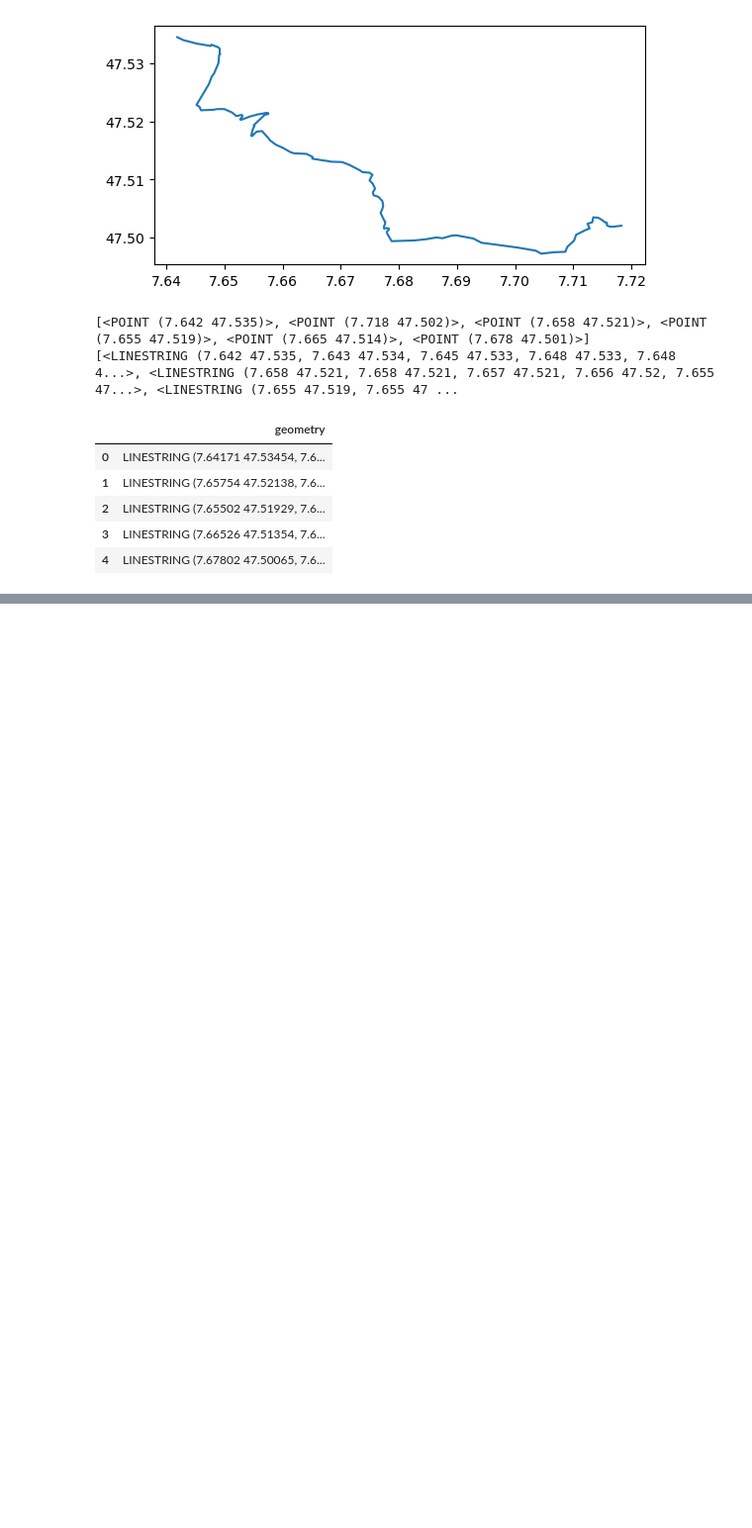
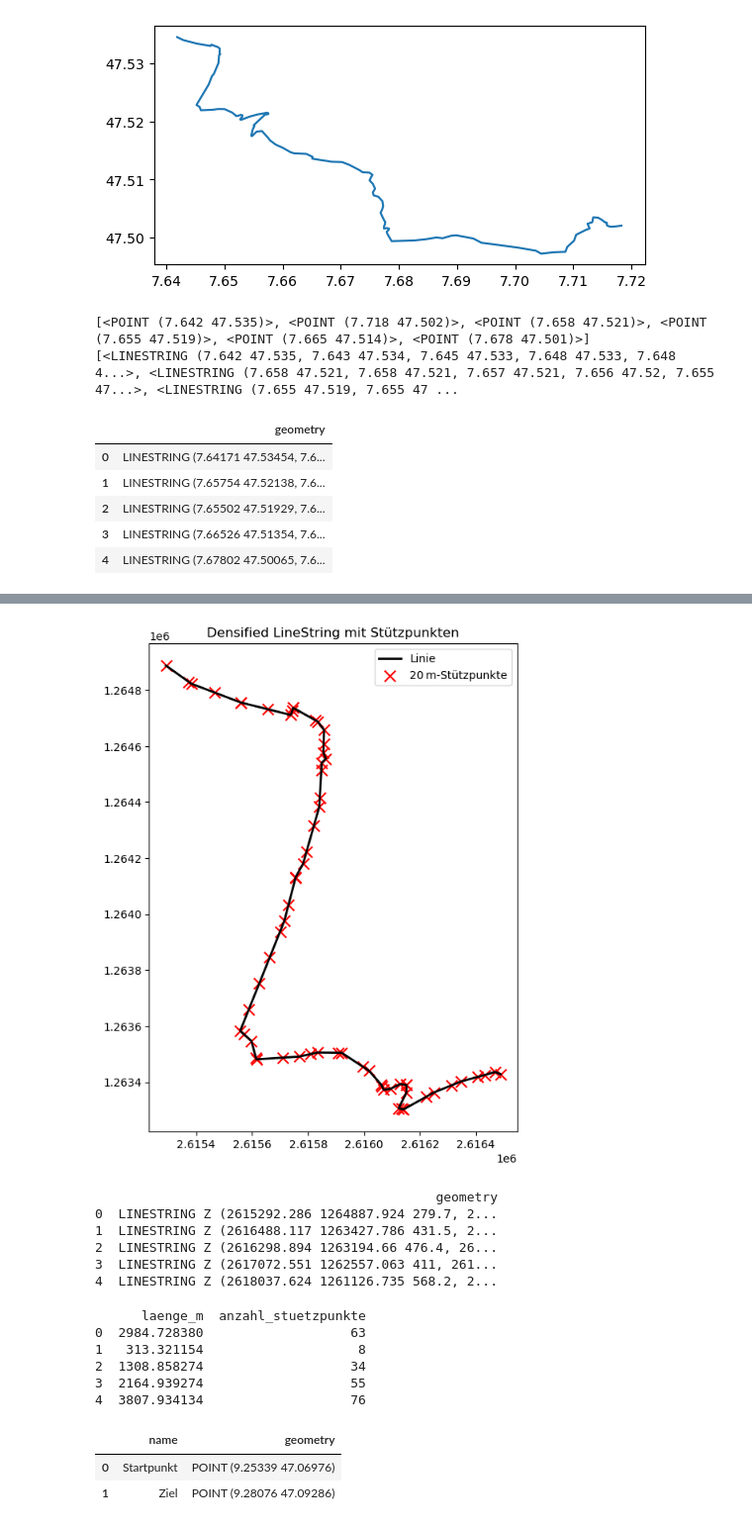
Before and after one commit to rbo-xyz/GrSchmetterling_Hackathon, a Jupyter notebook: testing_rbo/parsrer.ipynb, the cells around one changed output, grey strips where cells are left out. Shown: that part at 99% size. Drawn from its saved outputs; the diff is of its cells as text; code cells hidden in the pictures; blank space fills up the shorter version.

```diff
--- a/testing_rbo/parsrer.ipynb
+++ b/testing_rbo/parsrer.ipynb
@@ -87,0 +140,28 @@ gdf_lv95 = gdf_points.to_crs(epsg=2056)
+# %%
+import matplotlib.pyplot as plt
+
+# 1) Deinen (bereits densified) LineString holen
+dense_line0 = gdf_lv95.geometry.iloc[0]
+
+# 2) Koordinaten extrahieren
+# Variante a: mit coords
+coords = list(dense_line0.coords)     # [(x1,y1), (x2,y2), ...]
+x_pts, y_pts = zip(*coords)
+
+# Variante b: mit .xy
+# x_pts, y_pts = dense_line0.xy
+
+# 3) Plotten
+fig, ax = plt.subplots(figsize=(6,8))
+#    erst die Linie
+x_line, y_line = dense_line0.xy
+ax.plot(x_line, y_line, '-', lw=2, color='black', label='Linie')
+#    dann die Punkte
+ax.scatter(x_pts, y_pts, s=100, c='red', marker='x', label='20 m-Stützpunkte')
+
+ax.set_aspect('equal')
+ax.set_title("Densified LineString mit Stützpunkten")
+ax.legend()
+plt.show()
+# %% [output]
+[figure, added]
@@ -87,0 +208,46 @@ gdf_lv95 = gdf_points.to_crs(epsg=2056)
+# %%
+from tqdm.notebook import tqdm
+# ------------------------------
+# Anwendung auf das GeoDataFrame mit Fortschrittsbalken
+
+# Annahme: gdf_lv95 hat bereits 2D-Linestrings in LV95 (EPSG:2056)
+# Beispiel: gdf_lv95 = gdf.to_crs(epsg=2056)
+
+gdf_3d = gdf_lv95.copy()
+# Die folgende Schleife zeigt einen Fortschrittsbalken in Jupyter Notebook
+geoms = []
+pbar = tqdm(gdf_lv95.geometry, desc="Linestrings verarbeiten", unit="stück")
+for line in pbar:
+    length = line.length  # Länge in Meter (LV95)
+    pbar.set_postfix_str(f"Länge={length:.1f}m")
+    geoms.append(to_3d_linestring(line))
+
+gdf_3d["geometry"] = geoms
+# CRS inkl. Z behalten
+gdf_3d.set_crs(epsg=2056, inplace=True)
+
+# Ergebnis prüfen
+print(gdf_3d.head())
+# %% [output]
+                                            geometry
+0  LINESTRING Z (2615292.286 1264887.924 279.7, 2...
+1  LINESTRING Z (2616488.117 1263427.786 431.5, 2...
+2  LINESTRING Z (2616298.894 1263194.66 476.4, 26...
+3  LINESTRING Z (2617072.551 1262557.063 411, 261...
+4  LINESTRING Z (2618037.624 1261126.735 568.2, 2...
+# %%
+# --- Zusätzliche Auswertungen: Länge und Anzahl Stützpunkte pro LineString ---
+# Länge in Metern (CRS LV95 basiert auf Meter-Einheiten)
+gdf_3d['laenge_m'] = gdf_3d.geometry.length
+# Anzahl Stützpunkte = Anzahl der Koordinaten im LineString
+gdf_3d['anzahl_stuetzpunkte'] = gdf_3d.geometry.apply(lambda ls: len(ls.coords))
+
+# Ausgabe der berechneten Spalten
+print(gdf_3d[['laenge_m', 'anzahl_stuetzpunkte']])
+# %% [output]
+      laenge_m  anzahl_stuetzpunkte
+0  2984.728380                   63
+1   313.321154                    8
+2  1308.858274                   34
+3  2164.939274                   55
+4  3807.934134                   76
@@ -87,0 +261,6 @@ gdf_lv95 = gdf_points.to_crs(epsg=2056)
+# %%
+gdf_waypoints[["name", "geometry"]]
+# %% [output]
+|  | name | geometry |
+| 0 | Startpunkt | POINT (9.25339 47.06976) |
+| 1 | Ziel | POINT (9.28076 47.09286) |
```
Also changed, not shown: parts of 9 cells of this notebook, 5 other files.
